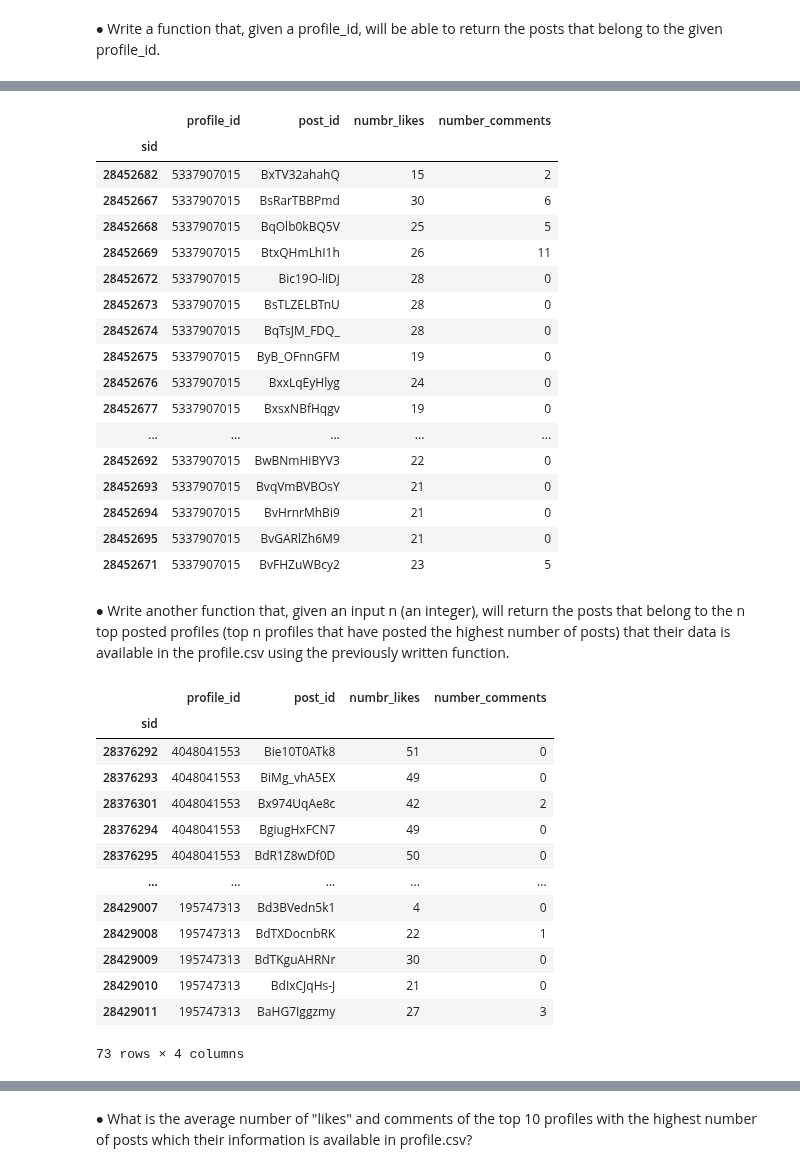
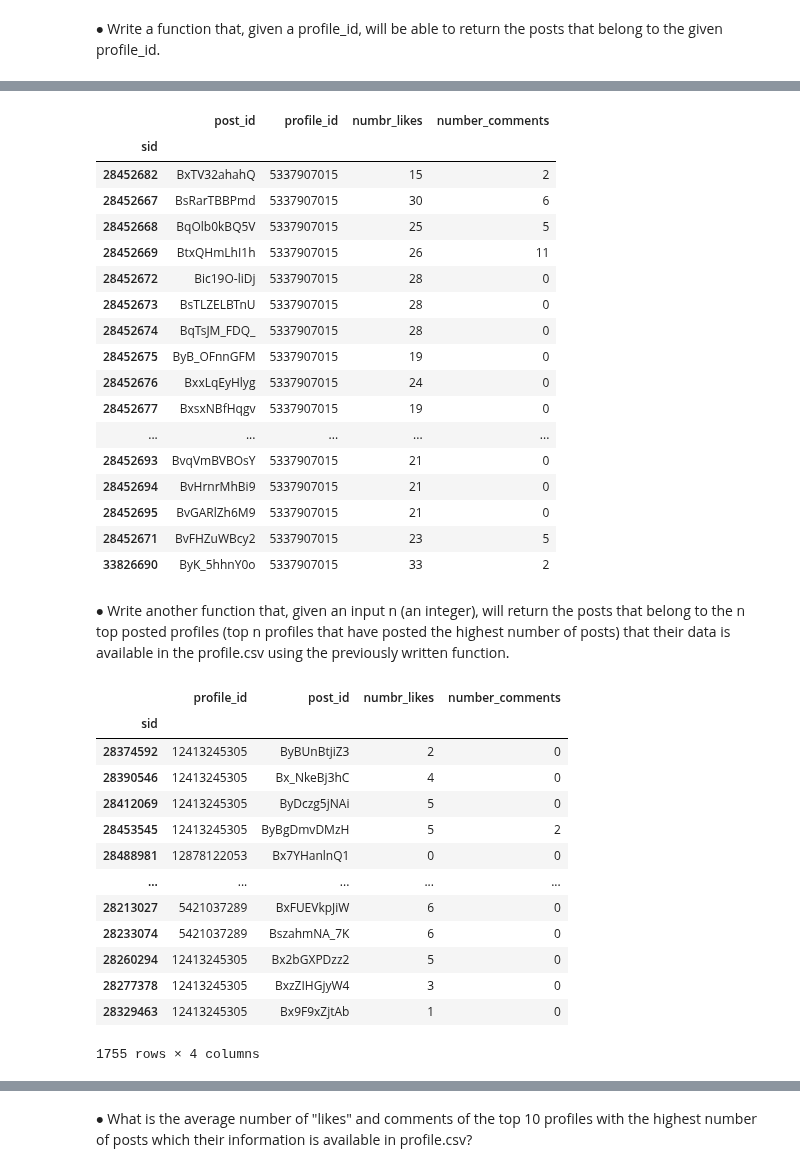
Before and after one commit to Prot10/ADM_HW_2, a Jupyter notebook: adm-andrea.ipynb, the cells around one changed output, grey strips where cells are left out. Drawn from its saved outputs; the diff is of its cells as text; code cells hidden in the pictures.

```diff
--- a/adm-andrea.ipynb
+++ b/adm-andrea.ipynb
@@ -407,3 +407,5 @@ Number of followers, following and posts distribution (visualized with an histog
 __4 - [RQ4] In most cases, we will not have a consistent dataset, and the one we are dealing with is not an exception (ex. in the given datasets, you may not find the information of the profiles for some of the posts). So let’s enhance our analysis.__
 # %% [markdown]
 $\bullet$ Write a function that, given a profile_id, will be able to return the posts that belong to the given profile_id.
+# %%
+sub_posts1 = posts.col(['profile_id', 'post_id', 'numbr_likes', 'number_comments']) # 4:15 minuti
@@ -410,49 +455,52 @@ $\bullet$ Write a function that, given a profile_id, will be able to return the
 # %%
-# andrà bene tutta la riga o vanno mostrate solo alcune colonne?
 def post_finder(prof_id):
-    posts_found = posts.df[posts.df["profile_id"]==prof_id]
-    return posts_found[["profile_id", "post_id", "numbr_likes", "number_comments"]]
+    # the function will return a subset containing only the rows with profile_id equal to the query
+    return sub_posts1[sub_posts1["profile_id"]==prof_id]
+# let's try the function with an example profile_id
 example = 5337907015
 post_finder(example)
 # %% [output]
-|  | profile_id | post_id | numbr_likes | number_comments |
+|  | post_id | profile_id | numbr_likes | number_comments |
 | sid |  |  |  |  |
-| 28452682 | 5337907015 | BxTV32ahahQ | 15 | 2 |
-| 28452667 | 5337907015 | BsRarTBBPmd | 30 | 6 |
-| 28452668 | 5337907015 | BqOlb0kBQ5V | 25 | 5 |
-| 28452669 | 5337907015 | BtxQHmLhI1h | 26 | 11 |
-| 28452672 | 5337907015 | Bic19O-liDj | 28 | 0 |
-| 28452673 | 5337907015 | BsTLZELBTnU | 28 | 0 |
-| 28452674 | 5337907015 | BqTsJM_FDQ_ | 28 | 0 |
-| 28452675 | 5337907015 | ByB_OFnnGFM | 19 | 0 |
-| 28452676 | 5337907015 | BxxLqEyHlyg | 24 | 0 |
-| 28452677 | 5337907015 | BxsxNBfHqgv | 19 | 0 |
+| 28452682 | BxTV32ahahQ | 5337907015 | 15 | 2 |
+| 28452667 | BsRarTBBPmd | 5337907015 | 30 | 6 |
+| 28452668 | BqOlb0kBQ5V | 5337907015 | 25 | 5 |
+| 28452669 | BtxQHmLhI1h | 5337907015 | 26 | 11 |
+| 28452672 | Bic19O-liDj | 5337907015 | 28 | 0 |
+| 28452673 | BsTLZELBTnU | 5337907015 | 28 | 0 |
+| 28452674 | BqTsJM_FDQ_ | 5337907015 | 28 | 0 |
+| 28452675 | ByB_OFnnGFM | 5337907015 | 19 | 0 |
+| 28452676 | BxxLqEyHlyg | 5337907015 | 24 | 0 |
+| 28452677 | BxsxNBfHqgv | 5337907015 | 19 | 0 |
 | ... | ... | ... | ... | ... |
-| 28452692 | 5337907015 | BwBNmHiBYV3 | 22 | 0 |
-| 28452693 | 5337907015 | BvqVmBVBOsY | 21 | 0 |
-| 28452694 | 5337907015 | BvHrnrMhBi9 | 21 | 0 |
-| 28452695 | 5337907015 | BvGARlZh6M9 | 21 | 0 |
-| 28452671 | 5337907015 | BvFHZuWBcy2 | 23 | 5 |
+| 28452693 | BvqVmBVBOsY | 5337907015 | 21 | 0 |
+| 28452694 | BvHrnrMhBi9 | 5337907015 | 21 | 0 |
+| 28452695 | BvGARlZh6M9 | 5337907015 | 21 | 0 |
+| 28452671 | BvFHZuWBcy2 | 5337907015 | 23 | 5 |
+| 33826690 | ByK_5hhnY0o | 5337907015 | 33 | 2 |
 # %% [markdown]
 $\bullet$ Write another function that, given an input n (an integer), will return the posts that belong to the n top posted profiles (top n profiles that have posted the highest number of posts) that their data is available in the profile.csv using the previously written function.
 # %%
 def top_posts_profiles(n):
-    prof = posts.df["profile_id"].value_counts().head(int(n)).index.tolist()
-    return posts.df.loc[posts.df['profile_id'].isin(prof), ["profile_id", "post_id", "numbr_likes", "number_comments"]]
-example = 2
+    # search which are the n profiles that have posted the most ---> store their profile_id in a list
+    prof = sub_posts1["profile_id"].value_counts().head(int(n)).index.tolist()
+    # search and return all the posts that belongs to "prof"
+    return sub_posts1.loc[sub_posts1['profile_id'].isin(prof), ["profile_id", "post_id", "numbr_likes", "number_comments"]]
+# let's try the function with an example n
+example = 3
 top_posts_profiles(example)
 # %% [output]
 |  | profile_id | post_id | numbr_likes | number_comments |
 | sid |  |  |  |  |
-| 28376292 | 4048041553 | Bie10T0ATk8 | 51 | 0 |
-| 28376293 | 4048041553 | BiMg_vhA5EX | 49 | 0 |
-| 28376301 | 4048041553 | Bx974UqAe8c | 42 | 2 |
-| 28376294 | 4048041553 | BgiugHxFCN7 | 49 | 0 |
-| 28376295 | 4048041553 | BdR1Z8wDf0D | 50 | 0 |
+| 28374592 | 12413245305 | ByBUnBtjiZ3 | 2 | 0 |
+| 28390546 | 12413245305 | Bx_NkeBj3hC | 4 | 0 |
+| 28412069 | 12413245305 | ByDczg5jNAi | 5 | 0 |
+| 28453545 | 12413245305 | ByBgDmvDMzH | 5 | 2 |
+| 28488981 | 12878122053 | Bx7YHanlnQ1 | 0 | 0 |
 | ... | ... | ... | ... | ... |
-| 28429007 | 195747313 | Bd3BVedn5k1 | 4 | 0 |
-| 28429008 | 195747313 | BdTXDocnbRK | 22 | 1 |
-| 28429009 | 195747313 | BdTKguAHRNr | 30 | 0 |
-| 28429010 | 195747313 | BdIxCJqHs-J | 21 | 0 |
-| 28429011 | 195747313 | BaHG7Iggzmy | 27 | 3 |
+| 28213027 | 5421037289 | BxFUEVkpJiW | 6 | 0 |
+| 28233074 | 5421037289 | BszahmNA_7K | 6 | 0 |
+| 28260294 | 12413245305 | Bx2bGXPDzz2 | 5 | 0 |
+| 28277378 | 12413245305 | BxzZIHGjyW4 | 3 | 0 |
+| 28329463 | 12413245305 | Bx9F9xZjtAb | 1 | 0 |
-73 rows × 4 columns
+1755 rows × 4 columns
```
Also changed, not shown: parts of 38 cells of this notebook.
